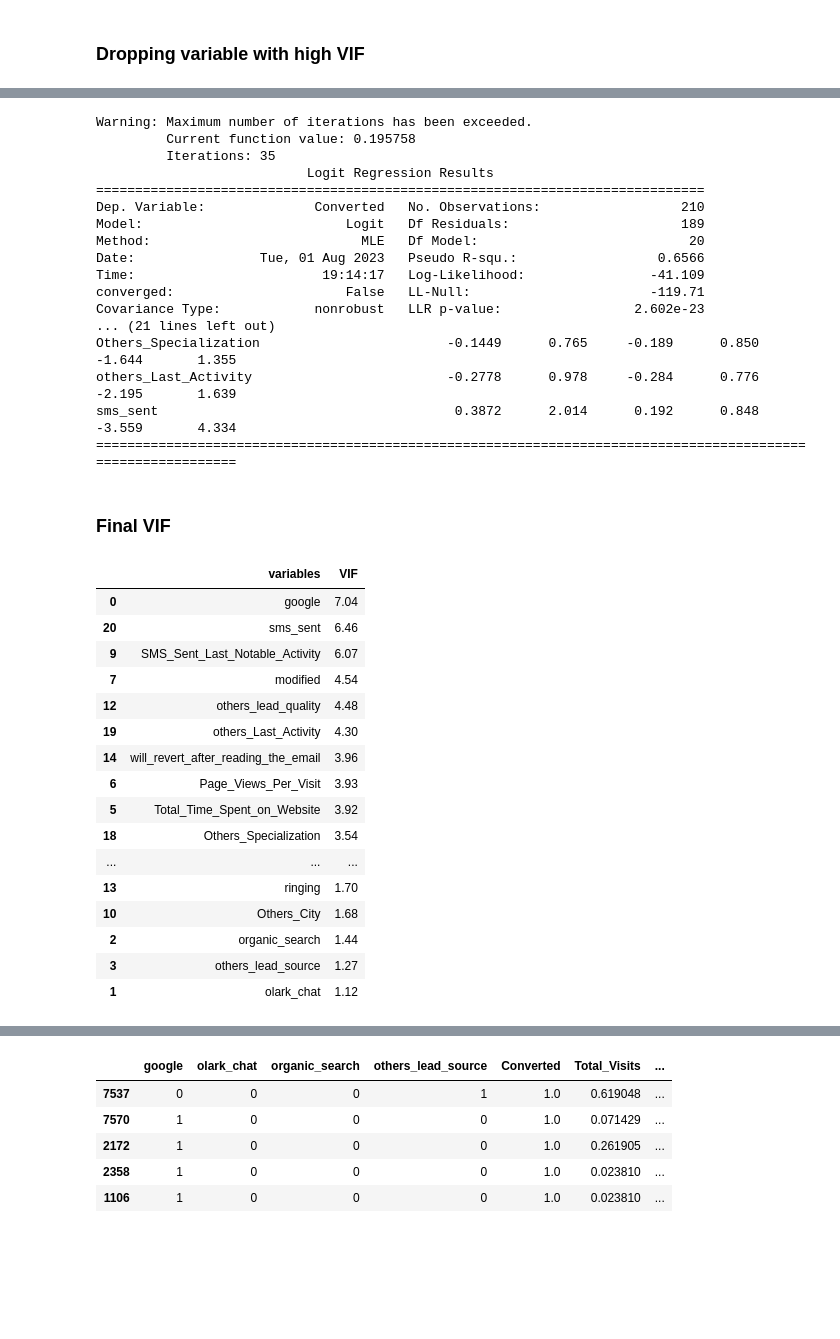
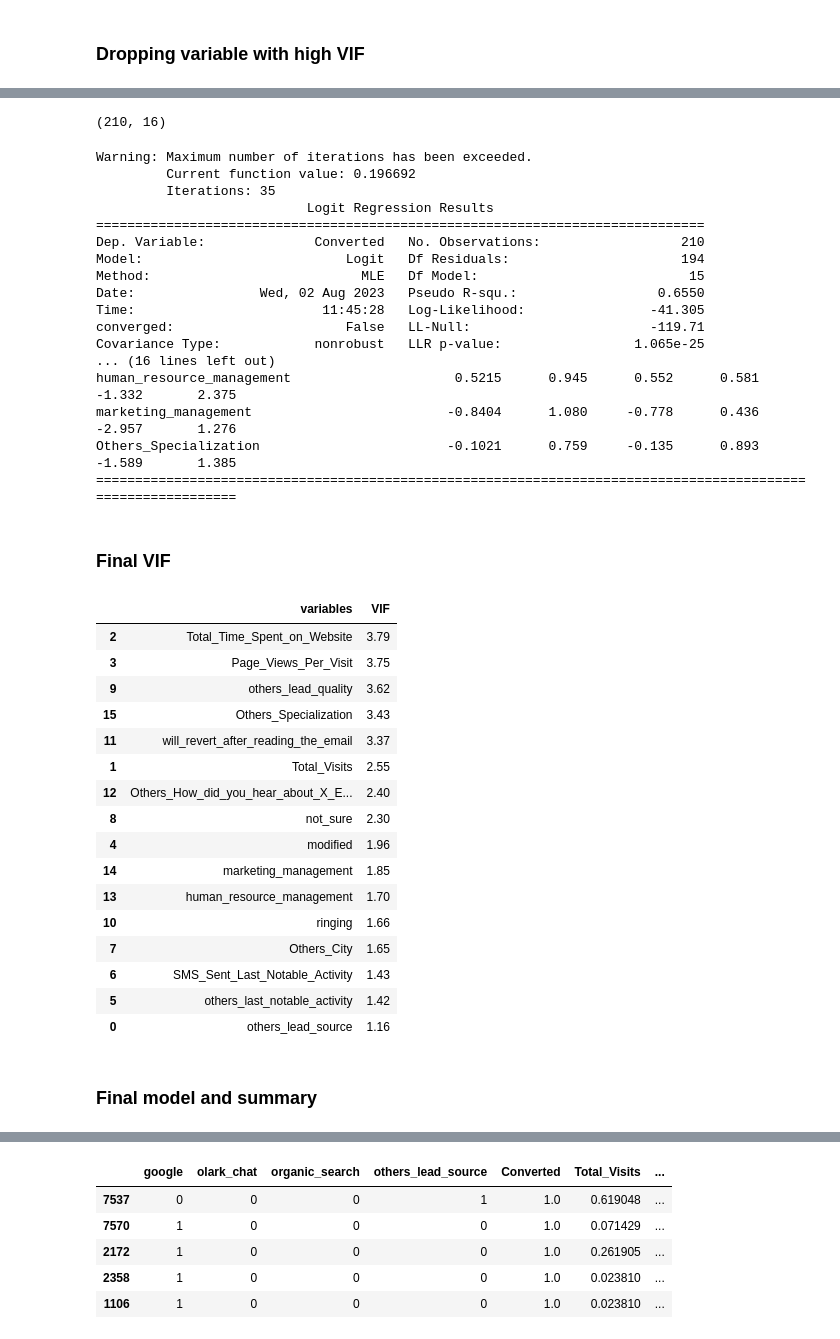
Before and after one commit to MrBinit/Supervised-Learning, a Jupyter notebook: logistic regression/Lead analysis.ipynb, the cells around one changed output, grey strips where cells are left out. Drawn from its saved outputs; the diff is of its cells as text; code cells hidden in the pictures; blank space fills up the shorter version.

```diff
--- a/logistic regression/Lead analysis.ipynb
+++ b/logistic regression/Lead analysis.ipynb
@@ -1663,7 +1585,7 @@ x = x_train.drop(['Asymmetrique_Profile_Score', 'Asymmetrique_Activity_Score', '
 linear_model = LogisticRegression()
 linear_model.fit(x, y_train)
 recursive_feature_elimination = RFE(linear_model)
-recursive_feature_elimination.n_features_to_select = 15
+recursive_feature_elimination.n_features_to_select = 16
 recursive_feature_elimination = recursive_feature_elimination.fit(x, y_train)
 # %%
 list(zip(x.columns, recursive_feature_elimination.support_, recursive_feature_elimination.ranking_ ))
@@ -1710,65 +1632,70 @@ final_data.head()
+# %%
+final_data.shape
+# %% [output]
+(210, 16)
 # %%
-logit_model=sm.Logit(y_train,x)
+# x_train_sm = sm.add_constant(final_data)
+logit_model=sm.Logit(y_train,final_data)
 result=logit_model.fit()
 print(result.summary())
 # %% [output]
 Warning: Maximum number of iterations has been exceeded.
-         Current function value: 0.195758
+         Current function value: 0.196692
          Iterations: 35
                            Logit Regression Results
 ==============================================================================
 Dep. Variable:              Converted   No. Observations:                  210
-Model:                          Logit   Df Residuals:                      189
-Method:                           MLE   Df Model:                           20
-Date:                Tue, 01 Aug 2023   Pseudo R-squ.:                  0.6566
-Time:                        19:14:17   Log-Likelihood:                -41.109
+Model:                          Logit   Df Residuals:                      194
+Method:                           MLE   Df Model:                           15
+Date:                Wed, 02 Aug 2023   Pseudo R-squ.:                  0.6550
+Time:                        11:45:28   Log-Likelihood:                -41.305
 converged:                      False   LL-Null:                       -119.71
-Covariance Type:            nonrobust   LLR p-value:                 2.602e-23
-... (21 lines left out)
-Others_Specialization                        -0.1449      0.765     -0.189      0.850      -1.644       1.355
-others_Last_Activity                         -0.2778      0.978     -0.284      0.776      -2.195       1.639
-sms_sent                                      0.3872      2.014      0.192      0.848      -3.559       4.334
+Covariance Type:            nonrobust   LLR p-value:                 1.065e-25
+... (16 lines left out)
+human_resource_management                     0.5215      0.945      0.552      0.581      -1.332       2.375
+marketing_management                         -0.8404      1.080     -0.778      0.436      -2.957       1.276
+Others_Specialization                        -0.1021      0.759     -0.135      0.893      -1.589       1.385
 =============================================================================================================
 # %% [markdown]
 ### Final VIF
 # %%
 
 vif = pd.DataFrame()
 
 # assigning the column 'variables' with the columns of X_train
 
-vif['variables'] = x.columns
+vif['variables'] = final_data.columns
 
 # assigning the column 'VIF' with the VIF values of the variales
 
-vif['VIF'] = [variance_inflation_factor(x.values,i) for i in range (x.shape[1])]
+vif['VIF'] = [variance_inflation_factor(final_data.values,i) for i in range (final_data.shape[1])]
 
 # rounding off the VIF values to 2 decimal places
 
 vif['VIF'] = round(vif['VIF'],2)
 
 # sorting the VIF values in descending order
 
 vif = vif.sort_values(by = 'VIF' , ascending = False)
 
 # printing the dataframe vif
 
 vif
 # %% [output]
 |  | variables | VIF |
-| 0 | google | 7.04 |
-| 20 | sms_sent | 6.46 |
-| 9 | SMS_Sent_Last_Notable_Activity | 6.07 |
-| 7 | modified | 4.54 |
-| 12 | others_lead_quality | 4.48 |
-| 19 | others_Last_Activity | 4.30 |
-| 14 | will_revert_after_reading_the_email | 3.96 |
-| 6 | Page_Views_Per_Visit | 3.93 |
-| 5 | Total_Time_Spent_on_Website | 3.92 |
-| 18 | Others_Specialization | 3.54 |
-| ... | ... | ... |
-| 13 | ringing | 1.70 |
-| 10 | Others_City | 1.68 |
-| 2 | organic_search | 1.44 |
-| 3 | others_lead_source | 1.27 |
-| 1 | olark_chat | 1.12 |
+| 2 | Total_Time_Spent_on_Website | 3.79 |
+| 3 | Page_Views_Per_Visit | 3.75 |
+| 9 | others_lead_quality | 3.62 |
+| 15 | Others_Specialization | 3.43 |
+| 11 | will_revert_after_reading_the_email | 3.37 |
+| 1 | Total_Visits | 2.55 |
+| 12 | Others_How_did_you_hear_about_X_E... | 2.40 |
+| 8 | not_sure | 2.30 |
+| 4 | modified | 1.96 |
+| 14 | marketing_management | 1.85 |
+| 13 | human_resource_management | 1.70 |
+| 10 | ringing | 1.66 |
+| 7 | Others_City | 1.65 |
+| 6 | SMS_Sent_Last_Notable_Activity | 1.43 |
+| 5 | others_last_notable_activity | 1.42 |
+| 0 | others_lead_source | 1.16 |
@@ -1776,0 +1702,2 @@ x = x.drop(['google', 'sms_sent'], axis = 1)
+# %% [markdown]
+### Final model and summary
```
Also changed, not shown: parts of 27 cells of this notebook.
